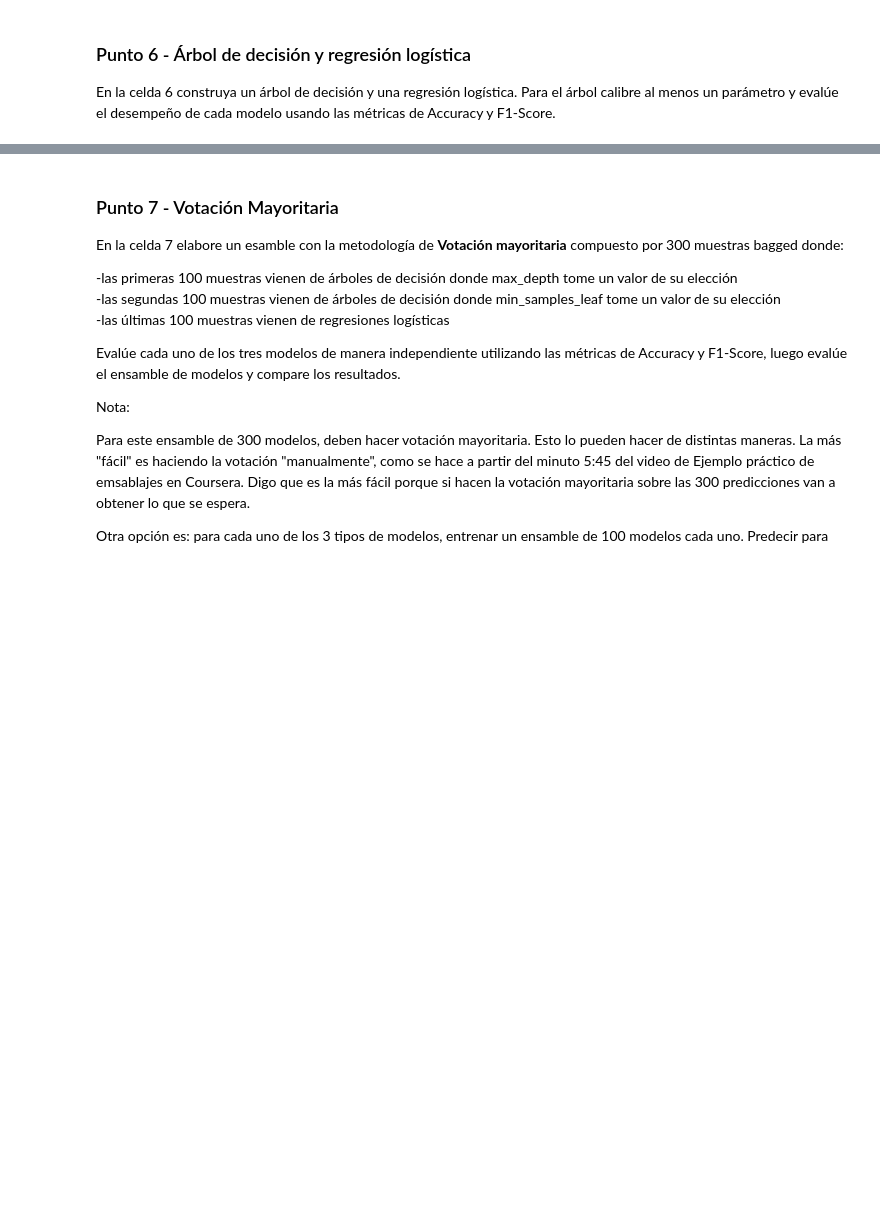
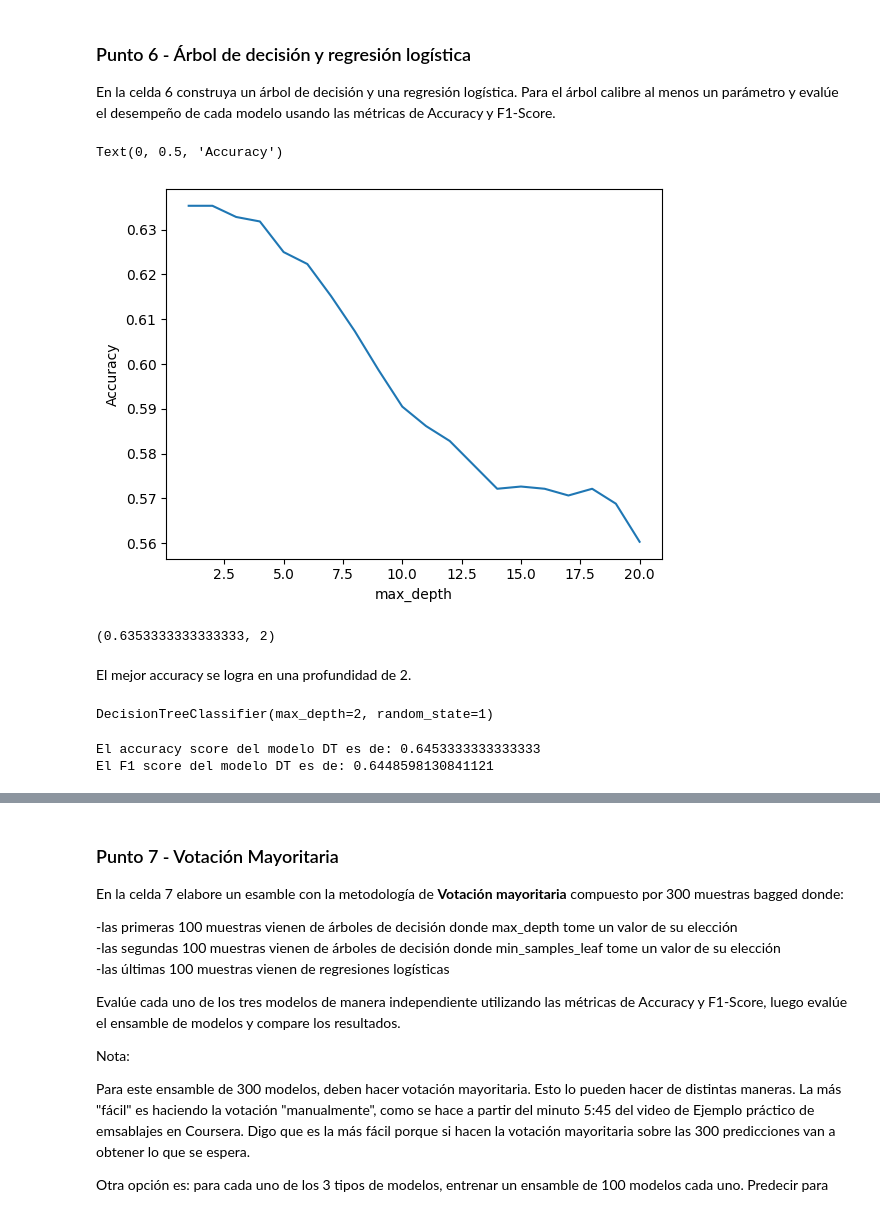
Before and after one commit to JuanD13Perez/MIAD, a Jupyter notebook: S1TC1_arboles_ensamblajes.ipynb, the cells around one changed output, grey strips where cells are left out. Drawn from its saved outputs; the diff is of its cells as text; code cells hidden in the pictures; blank space fills up the shorter version.

```diff
--- a/S1TC1_arboles_ensamblajes.ipynb
+++ b/S1TC1_arboles_ensamblajes.ipynb
@@ -153,0 +319,47 @@ En la celda 6 construya un árbol de decisión y una regresión logística. Para
+# %%
+# Celda 6
+
+# Lista de valores para calibrar el criterio de parada de máxima profundidad (max_depth)
+max_depth_range = range(1, 21)
+
+# Lista para guardar los valores del RMSE para cada valor de máxima profundidad (max_depth)
+accuracy_scores = []
+
+# Importación de modelos de sklearn
+from sklearn.model_selection import cross_val_score
+from sklearn.tree import DecisionTreeClassifier
+
+# Loop para obtener el desempeño del modelo de acuerdo con la máxima profundidad
+for depth in max_depth_range:
+    # Definición del árbol de decisión usando DecisionTreeClassifier de la libreria sklearn
+    clf = DecisionTreeClassifier(max_depth=depth, random_state=1)
+    accuracy_scores.append(cross_val_score(clf, X, y, cv=10, scoring='accuracy').mean())
+
+# Gráfica max_depth versus RMSE (error del modelo)
+plt.plot(max_depth_range, accuracy_scores)
+plt.xlabel('max_depth')
+plt.ylabel('Accuracy')
+# %% [output]
+Text(0, 0.5, 'Accuracy')
+[figure, added]
+# %%
+# Mejor accuracy (desempeño del modelo) y su correspondiente max_depth
+sorted(zip(accuracy_scores, max_depth_range))[::-1][0]
+# %% [output]
+(0.6353333333333333, 2)
+# %% [markdown]
+El mejor accuracy se logra en una profundidad de 2.
+# %%
+clf = DecisionTreeClassifier(max_depth=2, random_state=1)
+clf.fit(X_train, y_train)
+# %% [output]
+DecisionTreeClassifier(max_depth=2, random_state=1)
+# %%
+y_pred = clf.predict(X_test)
+from sklearn.metrics import accuracy_score
+print('El accuracy score del modelo DT es de:', accuracy_score(y_test, y_pred))
+from sklearn.metrics import f1_score
+print('El F1 score del modelo DT es de:', f1_score(y_test, y_pred))
+# %% [output]
+El accuracy score del modelo DT es de: 0.6453333333333333
+El F1 score del modelo DT es de: 0.6448598130841121
```
Also changed, not shown: parts of 31 cells of this notebook, 2 other files.
